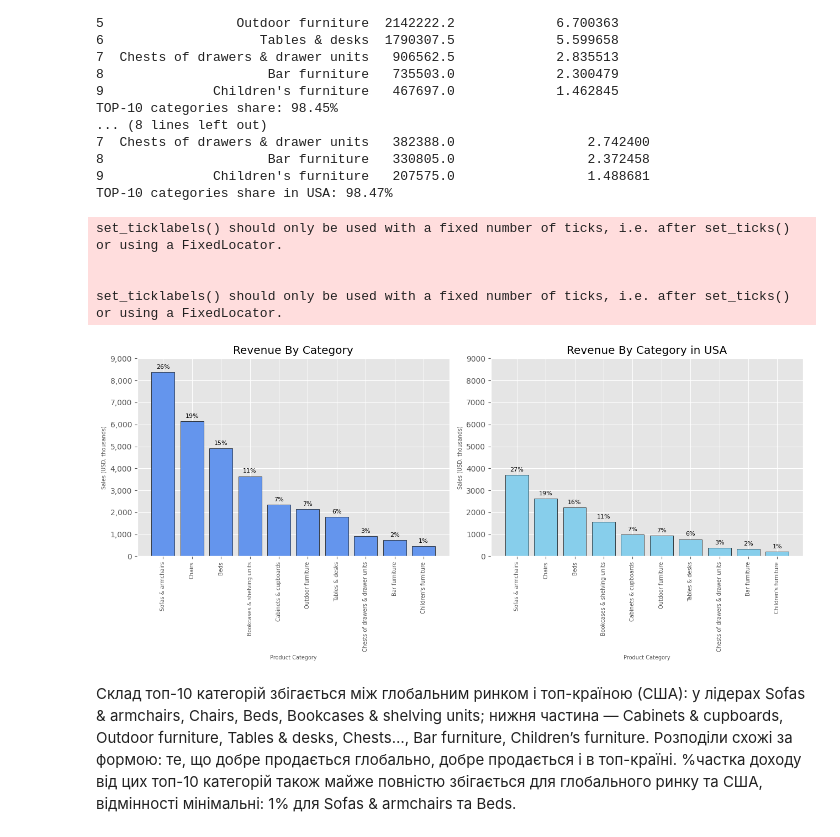
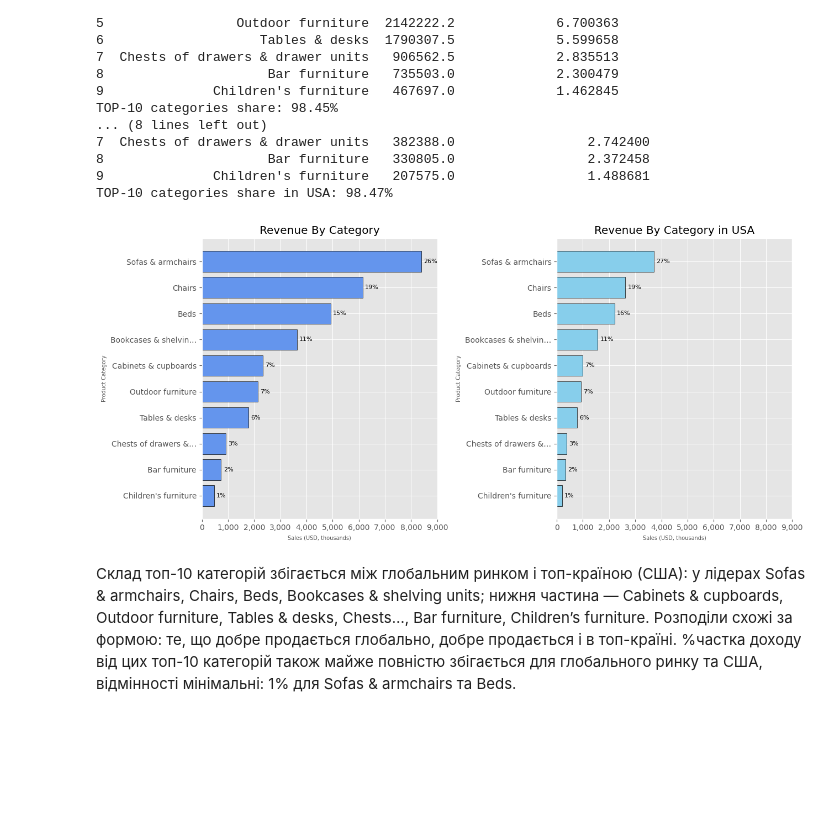
Before and after one commit to DariyaBelokon/Portfolio-project, a Jupyter notebook: Portfolio_Project_1.ipynb, the cells around one changed output. Saved outputs shown, nothing was run; the diff lists cells and outputs as text; code cells hidden in the pictures; blank space fills up the shorter version.

```diff
--- a/Portfolio_Project_1.ipynb
+++ b/Portfolio_Project_1.ipynb
@@ -346,7 +335,7 @@ plt.show()
 Розподіли виручки майже сходиться з розподілом проданих одиниць продукції. Частки майже збігаються на обох графіках, що свідчить, що середній чек/ціни по країнах схожі або продуктовий мікс не сильно відрізняється.
 # %%
 grouped_by_continent_sales = (
-    df.groupby("continent", as_index=False)["price"].sum()
+    df.groupby("continent", as_index=False, observed=False)["price"].sum()
       .rename(columns={"price": "Total sales"})
       .sort_values(by='Total sales', ascending = False)
 )
@@ -355,7 +344,7 @@ print("TOP-3 continents by Sales")
 print(top_3_continents_sales)
 
 grouped_by_continent_items_sold = (
-    df.groupby("continent", as_index=False)["price"].count()
+    df.groupby("continent", as_index=False, observed=False)["price"].count()
       .rename(columns={"price": "Items sold"})
       .sort_values(by='Items sold', ascending = False)
 )
@@ -427,7 +412,7 @@ plt.show()
 # %%
 top_10_pvt_table_category = (
     pd.pivot_table(
-        df, values='price', index='category', aggfunc='sum'
+        df, values='price', index='category', aggfunc='sum', observed=False
     )
     .sort_values(by='price', ascending=False)
     .head(10)
@@ -435,7 +420,7 @@ top_10_pvt_table_category = (
 )
 top_10_pvt_table_category_usa = (
     pd.pivot_table(
-        df[df["country"] == "United States"], values='price', index='category', aggfunc='sum'
+        df[df["country"] == "United States"], values='price', index='category', aggfunc='sum', observed=False
     )
     .sort_values(by='price', ascending=False)
     .head(10)
@@ -488,46 +468,55 @@ TOP-10 categories share: 98.45%
 9              Children's furniture   207575.0                 1.488681
 TOP-10 categories share in USA: 98.47%
 # %%
+def shorten(s, n=20):
+    return (s[:n-1] + '…') if len(s) > n else s
+
+cat = top_10_pvt_table_category.copy()
+cat['category_short'] = cat['category'].apply(shorten)
+
+usa = top_10_pvt_table_category_usa.copy()
+usa['category_short'] = usa['category'].apply(shorten)
+
+
 fig, ax = plt.subplots(1, 2, figsize=(13, 6))
 plt.style.use('ggplot')
 
-bars0 = ax[0].bar(
-    top_10_pvt_table_category['category'],
-    top_10_pvt_table_category['price'] / 1000,
+bars0 = ax[0].barh(
+    cat['category_short'],
+    cat['price'] / 1000,
     color='cornflowerblue', edgecolor='black'
 )
-ax[0].set_title("Revenue By Category", color = "black")
-ax[0].set_xlabel("Product Category",fontsize=7)
-ax[0].set_ylabel("Sales (USD, thousands)",fontsize=7)
-ax[0].set_xticklabels(top_10_pvt_table_category['category'], rotation=90, fontsize=7)
-ax[0].ticklabel_format(style="plain", axis="y")
-ax[0].set_ylim(0, 9000)
-ax[0].yaxis.set_major_formatter(StrMethodFormatter('{x:,.0f}'))  # тисячні розділювачі
+ax[0].set_title("Revenue By Category", color="black")
+ax[0].set_ylabel("Product Category", fontsize=7)
+ax[0].set_xlabel("Sales (USD, thousands)", fontsize=7)
+ax[0].ticklabel_format(style="plain", axis="x")
+ax[0].set_xlim(0, 9000)
+ax[0].xaxis.set_major_formatter(StrMethodFormatter('{x:,.0f}'))
+ax[0].invert_yaxis()
+
 share_labels = [f"{v:.0f}%" for v in top_10_pvt_table_category["Share from total(%)"].to_numpy()]
-ax[0].bar_label(bars0, labels=share_labels, padding=3, fontsize=8)
+ax[0].bar_label(bars0, labels=share_labels, padding=3, fontsize=8, label_type='edge')
 
-bars1 = ax[1].bar(
-    top_10_pvt_table_category_usa['category'],
-    top_10_pvt_table_category_usa['price'] / 1000,
+bars1 = ax[1].barh(
+    usa['category_short'],
+    usa['price'] / 1000,
     color='skyblue', edgecolor='black'
 )
-ax[1].set_title("Revenue By Category in USA", color = "black")
-ax[1].set_xlabel("Product Category",fontsize=7)
-ax[1].set_ylabel("Sales (USD, thousands)",fontsize=7)
-ax[1].set_xticklabels(top_10_pvt_table_category_usa['category'], rotation=90, fontsize=7)
-ax[1].ticklabel_format(style="plain", axis="y")
-ax[1].set_ylim(0, 9000)
+ax[1].set_title("Revenue By Category in USA", color="black")
+ax[1].set_ylabel("Product Category", fontsize=7)
+ax[1].set_xlabel("Sales (USD, thousands)", fontsize=7)
+ax[1].ticklabel_format(style="plain", axis="x")
+ax[1].set_xlim(0, 9000)
+ax[1].xaxis.set_major_formatter(StrMethodFormatter('{x:,.0f}'))
+ax[1].invert_yaxis()
+
 share_labels_usa = [f"{v:.0f}%" for v in top_10_pvt_table_category_usa["Share from total USA(%)"].to_numpy()]
-ax[1].bar_label(bars1, labels=share_labels_usa, padding=3, fontsize=8)
+ax[1].bar_label(bars1, labels=share_labels_usa, padding=3, fontsize=8, label_type='edge')
 
 plt.tight_layout()
 plt.show()
 # %% [output]
-set_ticklabels() should only be used with a fixed number of ticks, i.e. after set_ticks() or using a FixedLocator.
-
-
-set_ticklabels() should only be used with a fixed number of ticks, i.e. after set_ticks() or using a FixedLocator.
-[figure, old version]
+[figure, new version]
 # %% [markdown]
 Склад топ-10 категорій  збігається між глобальним ринком і топ-країною (США): у лідерах Sofas & armchairs, Chairs, Beds, Bookcases & shelving units; нижня частина — Cabinets & cupboards, Outdoor furniture, Tables & desks, Chests…, Bar furniture, Children’s furniture.
 Розподіли схожі за формою: те, що добре продається глобально, добре продається і в топ-країні. %частка доходу від цих топ-10 категорій також майже повністю збігається для глобального ринку та США, відмінності мінімальні: 1% для Sofas & armchairs та Beds.
```
Also changed, not shown: parts of 26 cells of this notebook.
